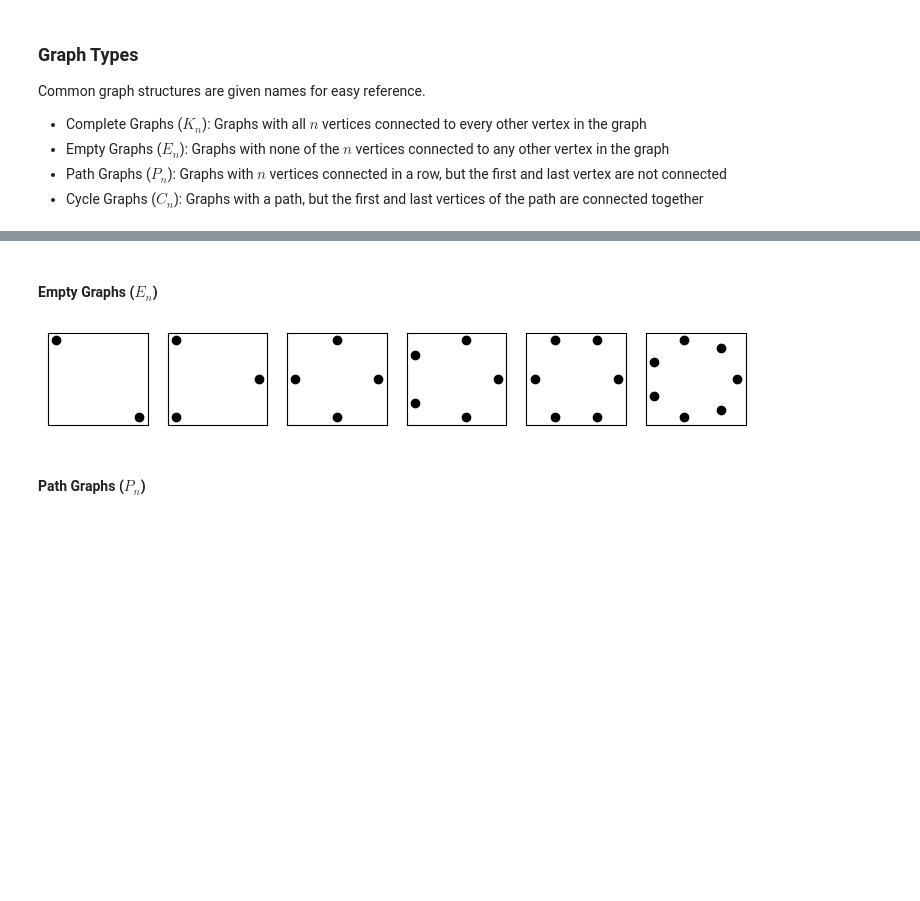
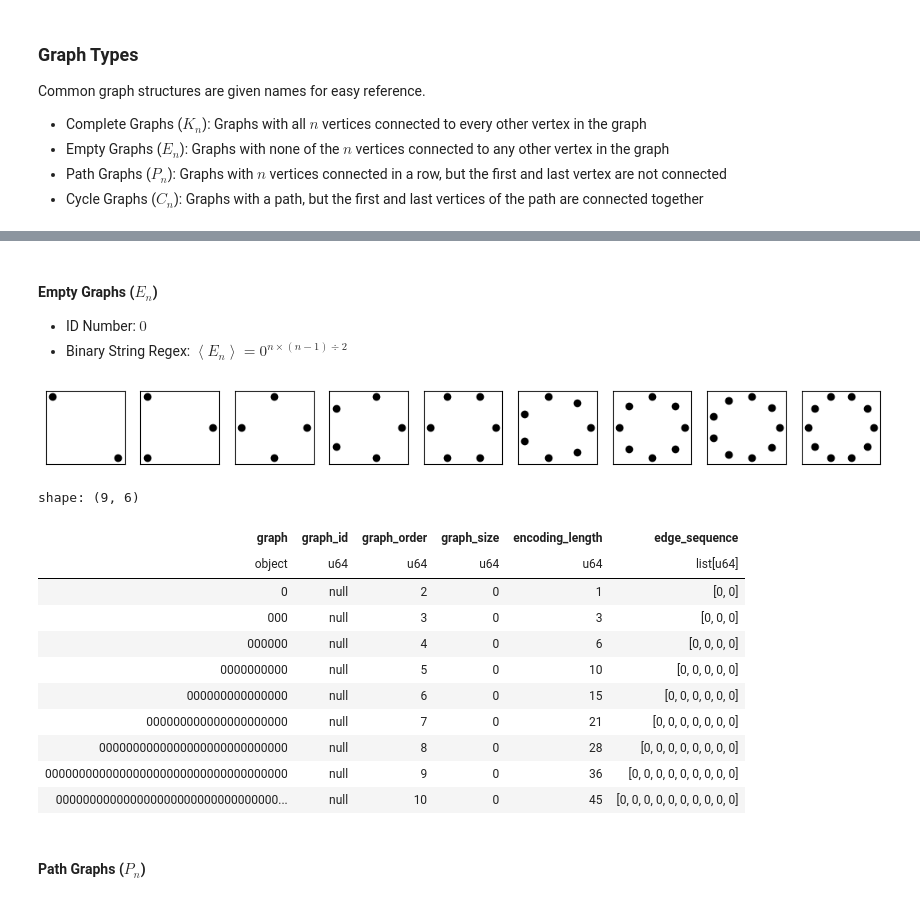
Before and after one commit to orwellian225/Code, a Jupyter notebook: classical/Graphs.ipynb, the cells around one changed output, grey strips where cells are left out. Cells and saved outputs as stored; diff of their text form; code cells hidden in the pictures; blank space fills up the shorter version.

```diff
--- a/classical/Graphs.ipynb
+++ b/classical/Graphs.ipynb
@@ -14,0 +14,6 @@ graph_range = range(2, 11)
+# %%
+# Configuration
+frame_schema = {'graph': pl.Object, 'graph_id': pl.UInt64, 'graph_order': pl.UInt64, 'graph_size': pl.UInt64, 'encoding_length': pl.UInt64, 'edge_sequence': pl.List(pl.UInt64)}
+graph_range = range(2, 11)
+
+_ = pl.Config.set_fmt_table_cell_list_len(100)
@@ -29,12 +60,16 @@ figure, axes = plt.subplots(1, graph_range.stop - 2)
 figure.set_figheight(1.2)
 figure.set_figwidth(1.5 * (graph_range.stop - 2))
 
+new_graphs = []
 for n in graph_range:
     g = Graph.complete_n(n)
     g.plot_graph(axes[n - 2])
-    df = pd.concat([df, pd.DataFrame([[
-        g, g.to_bitint(), g.properties.order, g.properties.size, g.properties.encoding_length, g.get_edge_sequence()
-    ]], columns=df.columns)], ignore_index=True)
 
+    new_graphs.append([
+        g, g.properties.id, g.properties.order, g.properties.size, g.properties.encoding_length, g.get_edge_sequence()
+    ])
+
+complete_graphs = pl.DataFrame(new_graphs, schema=frame_schema, orient="row")
 plt.show()
+complete_graphs
 # %% [output]
@@ -42,19 +89,40 @@ plt.show()
-# %% [markdown]
-#### Empty Graphs ($E_n$)
+# %% [markdown]
+#### Empty Graphs ($E_n$)
+
+* ID Number: $0$
+* Binary String Regex: $\left< E_n \right> = 0^{n \times (n - 1) \div 2}$
 # %%
 # Draw Empty Graphs and add to Dataframe
 figure, axes = plt.subplots(1, graph_range.stop - 2)
 figure.set_figheight(1.2)
 figure.set_figwidth(1.5 * (graph_range.stop - 2))
 
+new_graphs = []
 for n in graph_range:
     g = Graph.empty_n(n)
     g.plot_graph(axes[n - 2])
-    df = pd.concat([df, pd.DataFrame([[
+
+    new_graphs.append([
         g, g.to_bitint(), g.properties.order, g.properties.size, g.properties.encoding_length, g.get_edge_sequence()
-    ]], columns=df.columns)], ignore_index=True)
+    ])
+
+empty_graphs = pl.DataFrame(new_graphs, schema=frame_schema, orient="row")
+plt.show()
+empty_graphs
 # %% [output]
-[figure, old version]
+[figure, new version]
+shape: (9, 6)
+| graph | graph_id | graph_order | graph_size | encoding_length | edge_sequence |
+| object | u64 | u64 | u64 | u64 | list[u64] |
+| 0 | null | 2 | 0 | 1 | [0, 0] |
+| 000 | null | 3 | 0 | 3 | [0, 0, 0] |
+| 000000 | null | 4 | 0 | 6 | [0, 0, 0, 0] |
+| 0000000000 | null | 5 | 0 | 10 | [0, 0, 0, 0, 0] |
+| 000000000000000 | null | 6 | 0 | 15 | [0, 0, 0, 0, 0, 0] |
+| 000000000000000000000 | null | 7 | 0 | 21 | [0, 0, 0, 0, 0, 0, 0] |
+| 0000000000000000000000000000 | null | 8 | 0 | 28 | [0, 0, 0, 0, 0, 0, 0, 0] |
+| 000000000000000000000000000000000000 | null | 9 | 0 | 36 | [0, 0, 0, 0, 0, 0, 0, 0, 0] |
+| 000000000000000000000000000000000... | null | 10 | 0 | 45 | [0, 0, 0, 0, 0, 0, 0, 0, 0, 0] |
 # %% [markdown]
 #### Path Graphs ($P_n$)
 # %%
```
Also changed, not shown: parts of 12 cells of this notebook, 1 other file.
